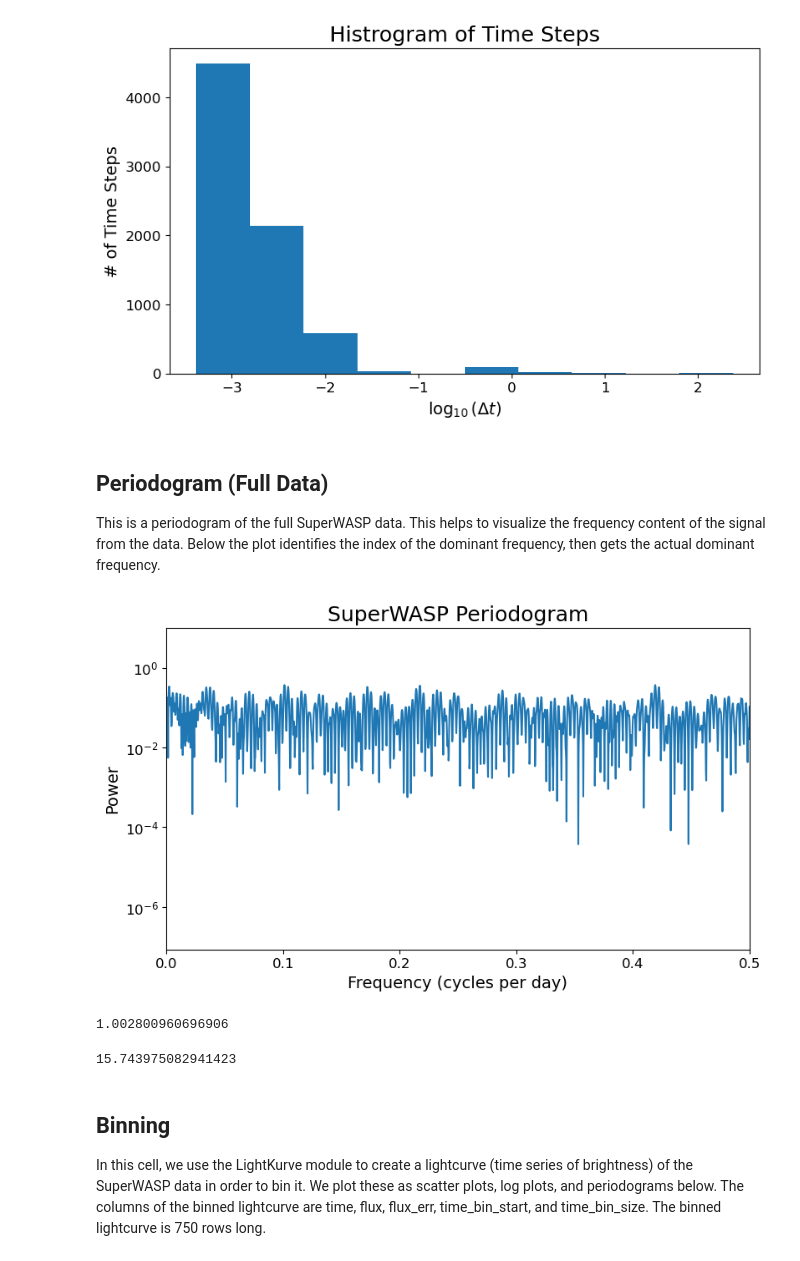
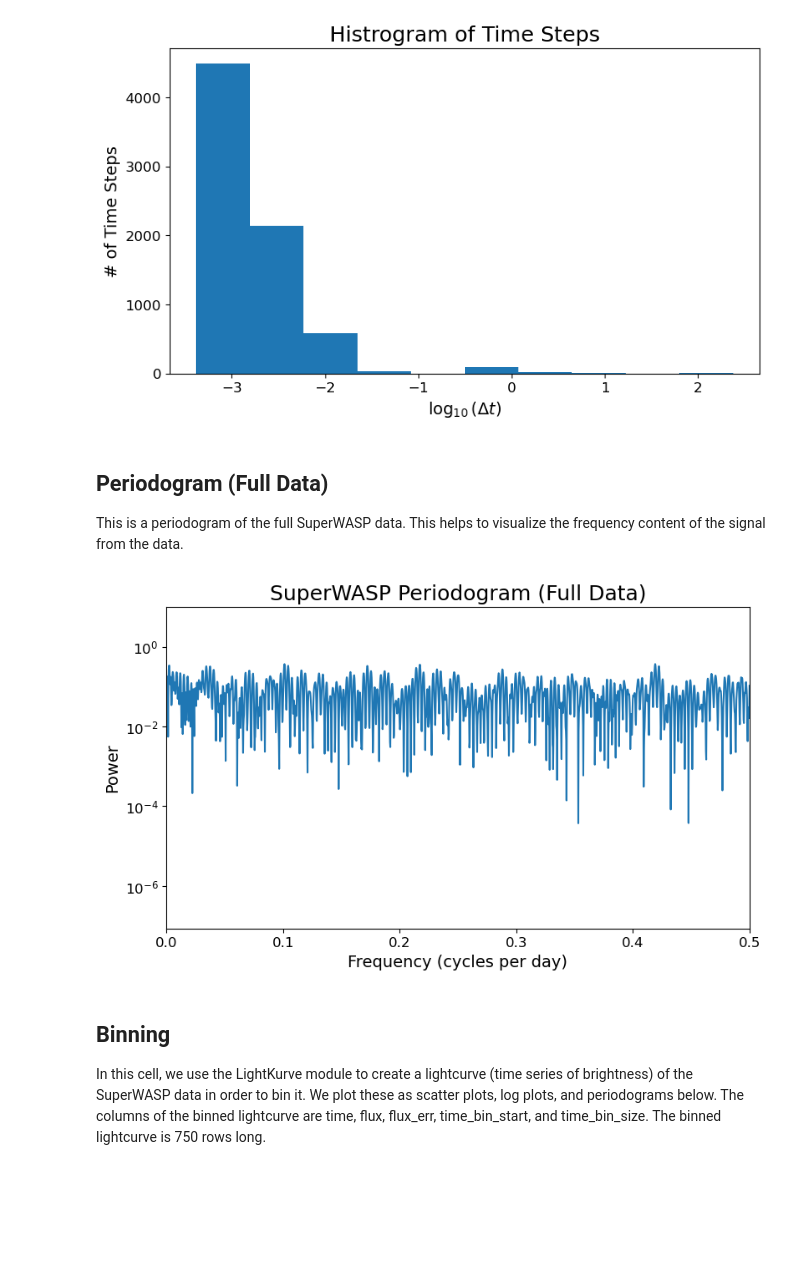
Before and after one commit to afonse15428/GJ-3942, a Jupyter notebook: GJ3942_time_series_analysis_SuperWASP.ipynb, the cells around one changed output. Saved outputs shown, nothing was run; the diff lists cells and outputs as text; code cells hidden in the pictures; blank space fills up the shorter version.

```diff
--- a/GJ3942_time_series_analysis_SuperWASP.ipynb
+++ b/GJ3942_time_series_analysis_SuperWASP.ipynb
@@ -83,31 +83,22 @@ plt.show()
 # %% [markdown]
 ## Periodogram (Full Data)
 
-This is a periodogram of the full SuperWASP data. This helps to visualize the frequency content of the signal from the data. Below the plot identifies the index of the dominant frequency, then gets the actual dominant frequency.
+This is a periodogram of the full SuperWASP data. This helps to visualize the frequency content of the signal from the data.
 # %%
-# Periodogram
+# Periodogram (Full Data)
 frequency_sw, power_sw = LombScargle(jd - jd[0], tammag2, normalization="psd").autopower()
 
 # Plotting
 plt.figure(figsize=figsize)
 plt.semilogy(frequency_sw, power_sw)
-plt.title('SuperWASP Periodogram', fontsize=title_font)
+plt.title('SuperWASP Periodogram (Full Data)', fontsize=title_font)
 plt.xlabel(r"Frequency (cycles per day)", fontsize=label_font)
 plt.ylabel('Power', fontsize=label_font)
 plt.tick_params(axis='both', which='major', labelsize=tick_font)
 plt.xlim(0, 0.5)
 plt.show()
 # %% [output]
-[figure, old version]
+[figure, new version]
-# %%
-max_index_sw = np.argmax(power_sw)
-print(frequency_sw[max_index_sw])
-rotation_sw = 1/frequency_sw[max_index_sw]
-rp/rotation_sw
-#This leads the rotation being 1, which then gives back the same number, 16.21875
-# %% [output]
-1.002800960696906
-15.743975082941423
 # %% [markdown]
 ## Binning
 
```
Also changed, not shown: parts of 9 cells of this notebook, 1 other file.
